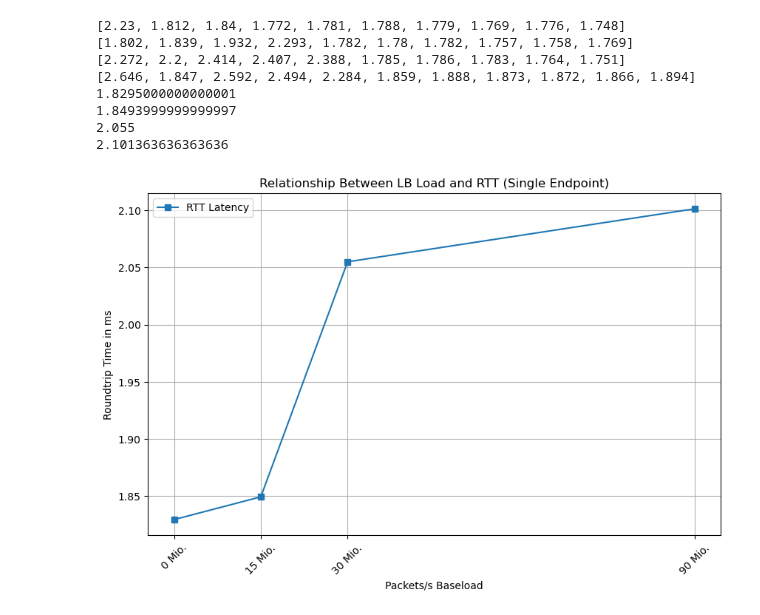
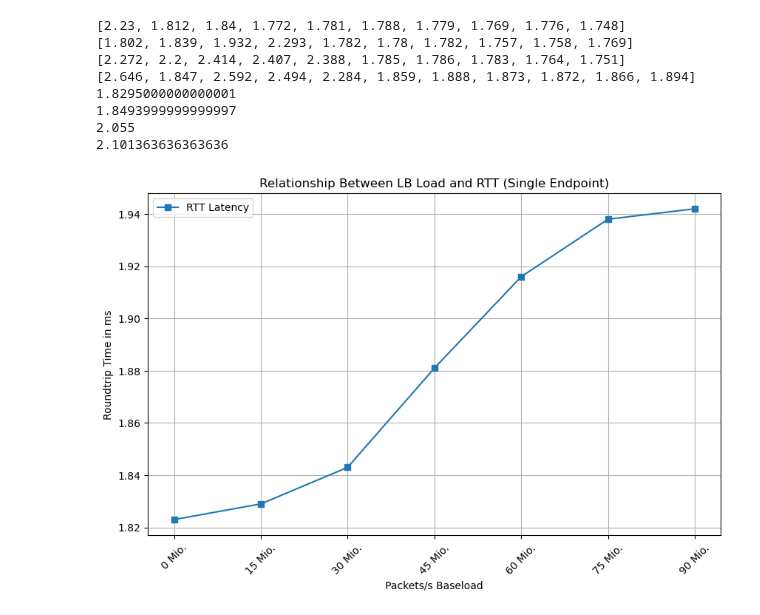
Before and after one commit to gespel/Bachelorarbeit, a Jupyter notebook: notebooks/latency.ipynb, the cells around one changed output. Drawn from its saved outputs; the diff is of its cells as text; code cells hidden in the pictures.

```diff
--- a/notebooks/latency.ipynb
+++ b/notebooks/latency.ipynb
@@ -45,16 +45,16 @@ def get_average(data):
 # %%
 import matplotlib.pyplot as plt
 
 x = [0, 15000000, 30000000, 45000000, 60000000, 75000000, 90000000]
-y = [1.809, 1.802, 1.843, 1.881, ]
+y = [1.823, 1.829, 1.843, 1.881, 1.916, 1.938, 1.942]
 plt.figure(figsize=(10, 6))
 plt.plot(x, y, "-s", label="RTT Latency")
 plt.title("Relationship Between LB Load and RTT (Single Endpoint)")
 plt.xlabel("Packets/s Baseload")
 plt.xticks(x, [str(int(val/1_000_000)) + " Mio." for val in x], rotation=45)
 plt.ylabel("Roundtrip Time in ms")
 plt.legend()
 plt.grid(True)
 plt.show()
 # %% [output]
-[figure, old version]
+[figure, new version]
```
Also changed, not shown: parts of 1 cell of this notebook.
